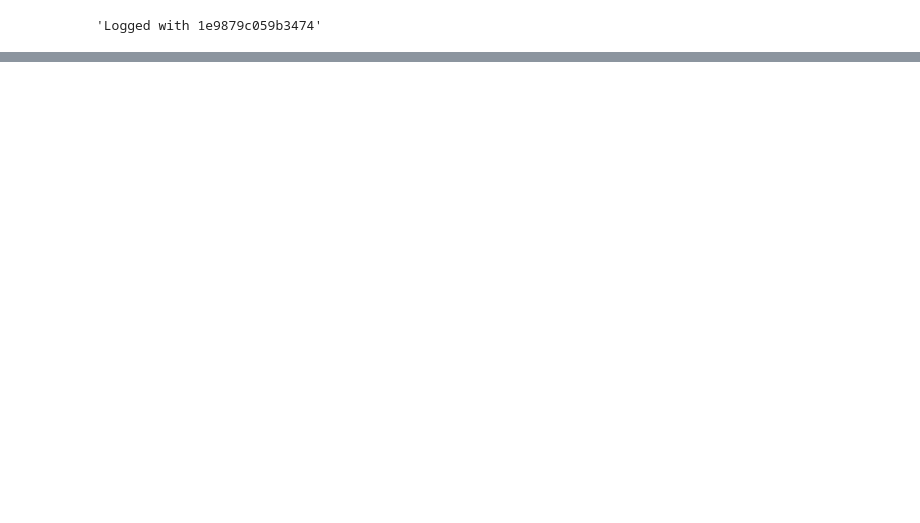
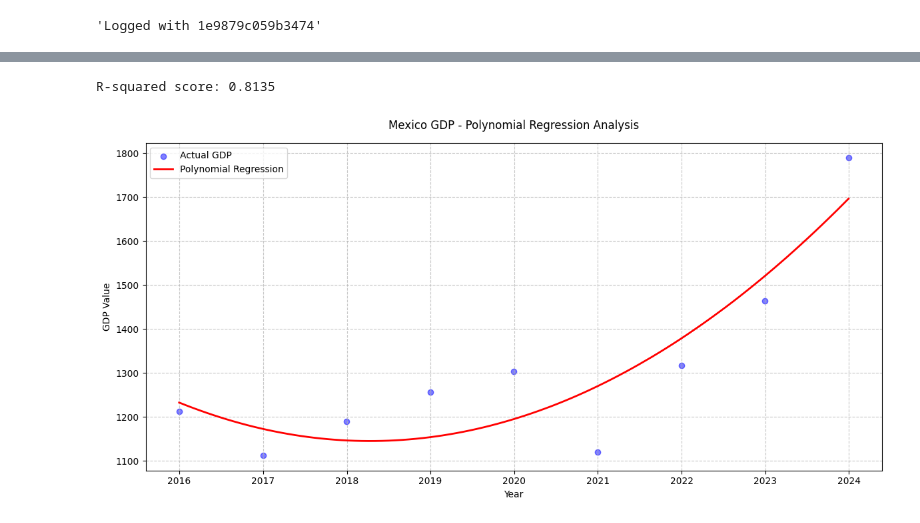
Before and after one commit to SunLang333/tradingeconomics, a Jupyter notebook: python/my_work/app.ipynb, the cells around one changed output, grey strips where cells are left out. Drawn from its saved outputs; the diff is of its cells as text; code cells hidden in the pictures; blank space fills up the shorter version.

Commit message:
Basic fastapi backend done (get GDP and do polymonial regression analysis)

```diff
--- a/python/my_work/app.ipynb
+++ b/python/my_work/app.ipynb
@@ -84,0 +69,44 @@ Growth Rate Volatility (std): 7.36%
+# %%
+# Data preparation
+X = (clean_data['DateTime'] - clean_data['DateTime'].min()).dt.days.values.reshape(-1, 1)
+y = clean_data['Value'].values
+
+# Create and fit polynomial regression
+poly = PolynomialFeatures(degree=2)
+X_poly = poly.fit_transform(X)
+model = LinearRegression()
+model.fit(X_poly, y)
+
+# Generate smooth prediction curve
+X_smooth = np.linspace(X.min(), X.max(), 100).reshape(-1, 1)
+X_smooth_poly = poly.transform(X_smooth)
+y_smooth = model.predict(X_smooth_poly)#True value here
+
+# Create proper datetime index for smooth curve
+smooth_dates = pd.date_range(
+    start=clean_data['DateTime'].min(),
+    end=clean_data['DateTime'].max(),
+    periods=100
+)
+
+# Create visualization
+plt.figure(figsize=(12, 6))
+plt.scatter(clean_data['DateTime'], clean_data['Value'],
+           color='blue', alpha=0.5, label='Actual GDP')
+plt.plot(smooth_dates, y_smooth, 'r-',
+         linewidth=2, label='Polynomial Regression')
+
+# Customize plot
+plt.title('Mexico GDP - Polynomial Regression Analysis', fontsize=12, pad=15)
+plt.xlabel('Year', fontsize=10)
+plt.ylabel('GDP Value', fontsize=10)
+plt.legend(fontsize=10)
+plt.grid(True, linestyle='--', alpha=0.7)
+plt.tight_layout()
+
+# Calculate and display R-squared score
+r2_score = model.score(X_poly, y)
+print(f"\nR-squared score: {r2_score:.4f}")
+# %% [output]
+R-squared score: 0.8135
+[figure, added]
```
Also changed, not shown: parts of 4 cells of this notebook, 5 other files.
